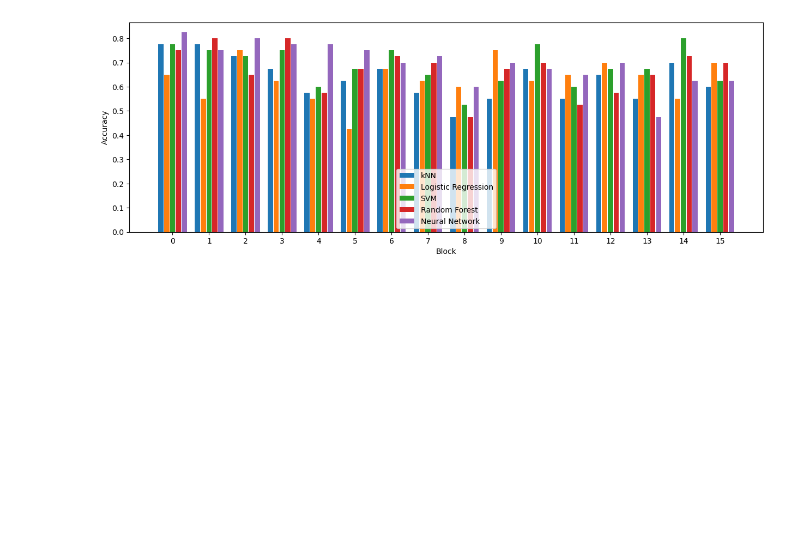
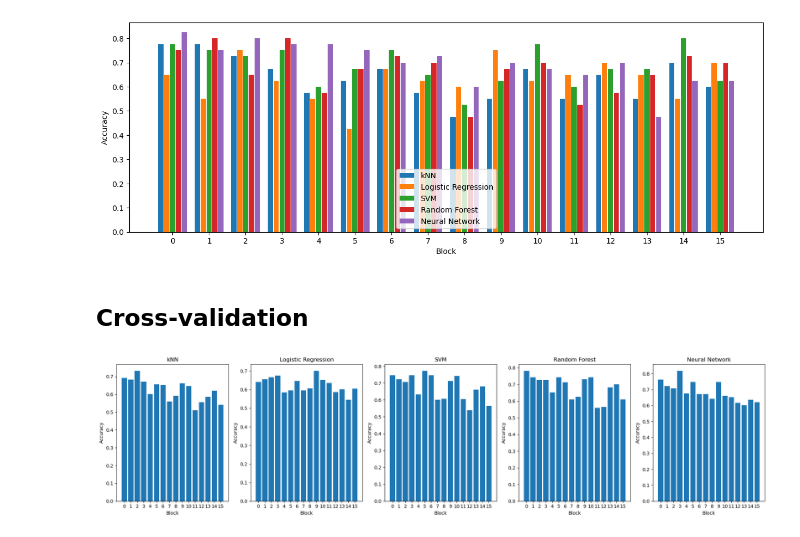
Before and after one commit to FelixJons/mve411-big-data-stats, a Jupyter notebook: assignment-3/question-2b.ipynb, the cells around one changed output. Drawn from its saved outputs; the diff is of its cells as text; code cells hidden in the pictures; blank space fills up the shorter version.

```diff
--- a/assignment-3/question-2b.ipynb
+++ b/assignment-3/question-2b.ipynb
@@ -238,7 +240,7 @@ for block in selected_blocks:
 fig, axes = plt.subplots(1, 5, figsize=(20, 5))
 axes = axes.ravel()
 
-for i, (clf, accs) in enumerate(block_accuracy_per_classifier.items()):
+for i, (clf, accs) in enumerate(cv_block_accuracy_per_classifier.items()):
     ax = axes[i]
     ax.bar(selected_blocks, accs)
     ax.set_title(clf)
@@ -267,3 +269,48 @@ ax.xaxis.set_ticks(selected_blocks)
 plt.show()
 # %% [output]
 [figure]
+# %% [markdown]
+## Cross-validation
+# %%
+from sklearn.model_selection import cross_val_score, KFold
+from sklearn.pipeline import Pipeline
+
+selected_blocks = [0, 1, 2, 3, 4, 5, 6, 7, 8, 9, 10, 11, 12, 13, 14, 15]
+
+cv_block_accuracy_per_classifier = {
+    "kNN": [],
+    "Logistic Regression": [],
+    "SVM": [],
+    "Random Forest": [],
+    "Neural Network": [],
+}
+
+for block in selected_blocks:
+    block_data = df_blocks[df_blocks["Block"] == block]
+
+    X = block_data.iloc[:, :-2].values
+    y = block_data["Label"].values
+
+    cv = KFold(n_splits=5, shuffle=True, random_state=42)
+
+    for clf_string, clf in classifiers.items():
+        pipeline = Pipeline([("scaler", StandardScaler()), ("clf", clf)])
+        scores = cross_val_score(pipeline, X, y, cv=cv, scoring="accuracy")
+        cv_block_accuracy_per_classifier[clf_string].append(scores.mean())
+# %%
+# For each classifier plot the accuracy for each block using a barplot
+fig, axes = plt.subplots(1, 5, figsize=(20, 5))
+axes = axes.ravel()
+
+for i, (clf, accs) in enumerate(cv_block_accuracy_per_classifier.items()):
+    ax = axes[i]
+    ax.bar(selected_blocks, accs)
+    ax.set_title(clf)
+    ax.set_xlabel("Block")
+    ax.set_ylabel("Accuracy")
+    ax.xaxis.set_ticks(selected_blocks)
+
+plt.tight_layout()
+plt.show()
+# %% [output]
+[figure, added]
```
Also changed, not shown: parts of 7 cells of this notebook.
